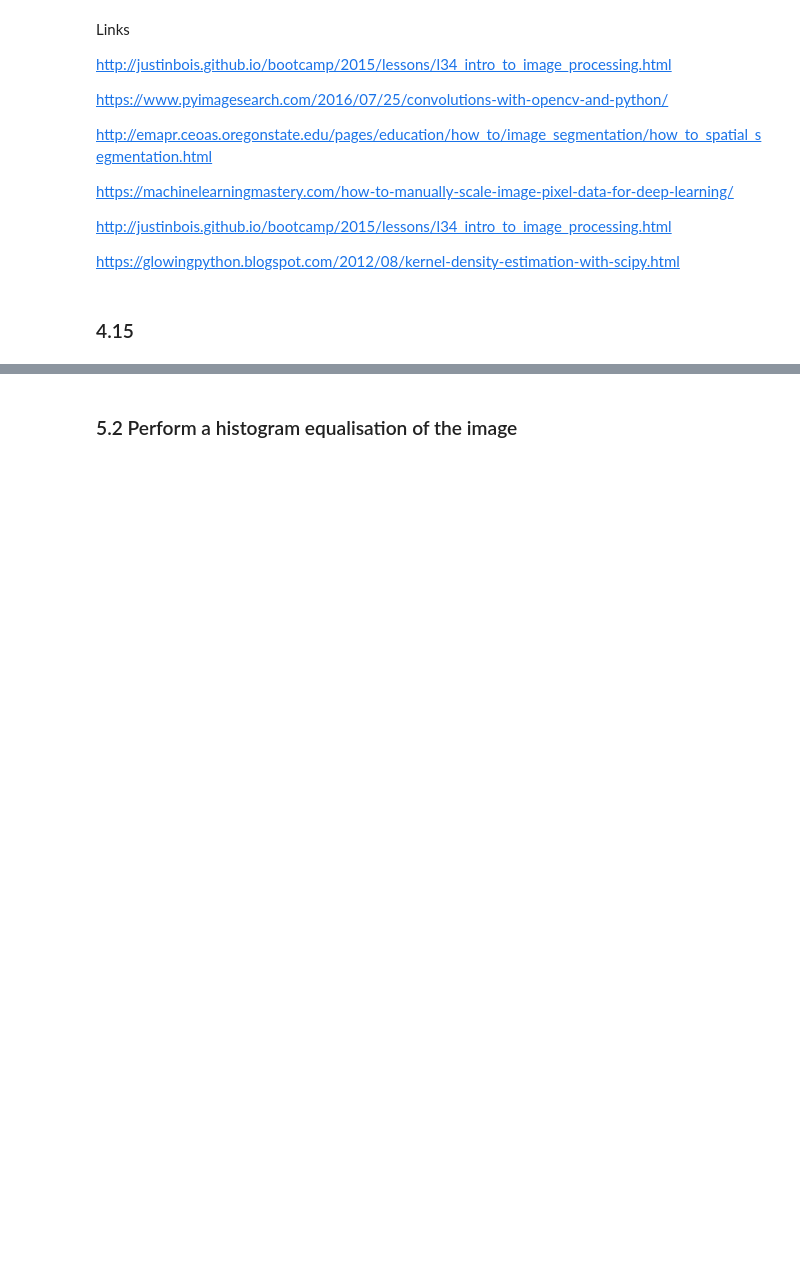
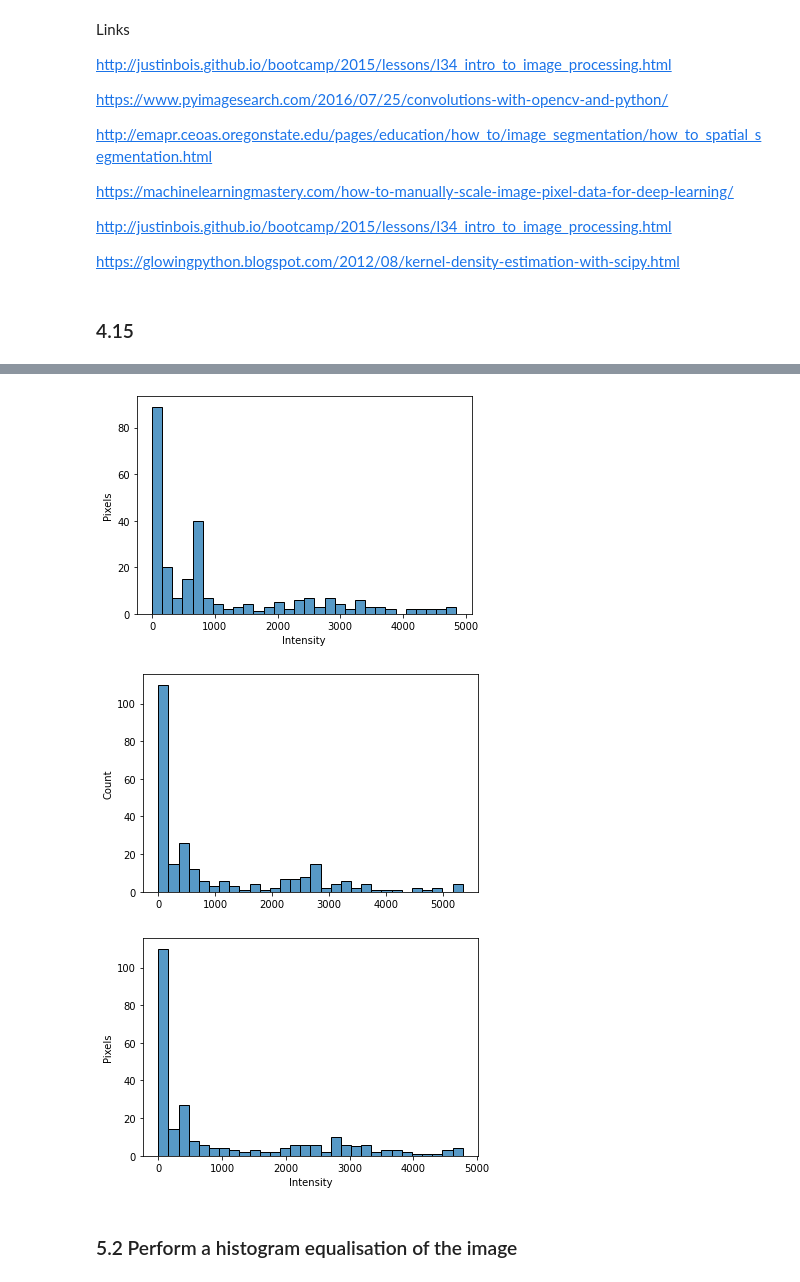
Before and after one commit to godide/godide, a Jupyter notebook: 2509788_COMS7050A_Lab_1.ipynb, the cells around one changed output, grey strips where cells are left out. Cells and saved outputs as stored; diff of their text form; code cells hidden in the pictures; blank space fills up the shorter version.

```diff
--- a/2509788_COMS7050A_Lab_1.ipynb
+++ b/2509788_COMS7050A_Lab_1.ipynb
@@ -302,3 +346,29 @@ import skimage.io
+# %%
+#import seaborn as sns
+#import matplotlib.pyplot as plt
+#from PIL import Image
+
+bg_mask110 = Image.open("bg_mask110.jpg")
+bg_mask110.load() # required for split()
+
+#Split the image into 3 channels
+red, blue, green = bg_mask110.split()
+
+channel_red_mask110 = sns.histplot(r.histogram(), bins=30)
+channel_red_mask110.set(xlabel='Intensity', ylabel='Pixels')
+plt.show()
+
+channel_blue_mask110 = sns.histplot(b.histogram(), bins=30)
+channel_red_mask110.set(xlabel='Intensity', ylabel='Pixels')
+plt.show()
+
+channel_green_mask110 = sns.histplot(g.histogram(), bins=30)
+channel_green_mask110.set(xlabel='Intensity', ylabel='Pixels')
+plt.show()
+# %% [output]
+[figure, added]
+[figure, added]
+[figure, added]
 # %%
 # Load image
 im_35 = skimage.io.imread('image-35.jpg')
```
Also changed, not shown: parts of 8 cells of this notebook.
